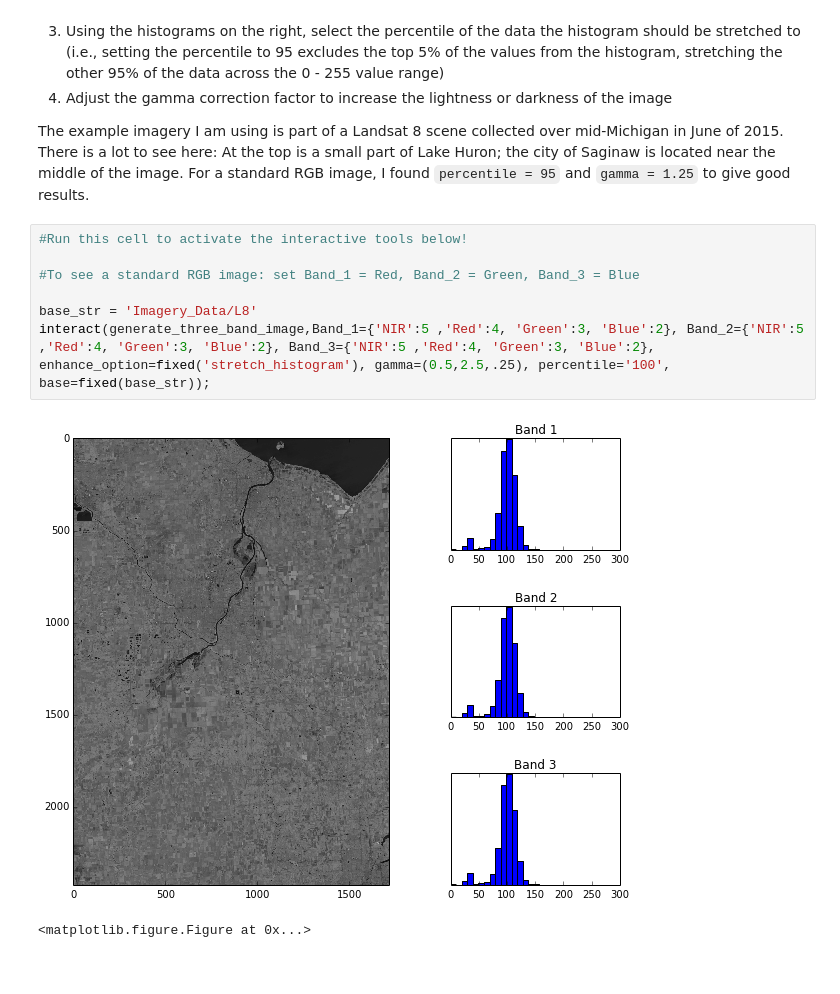
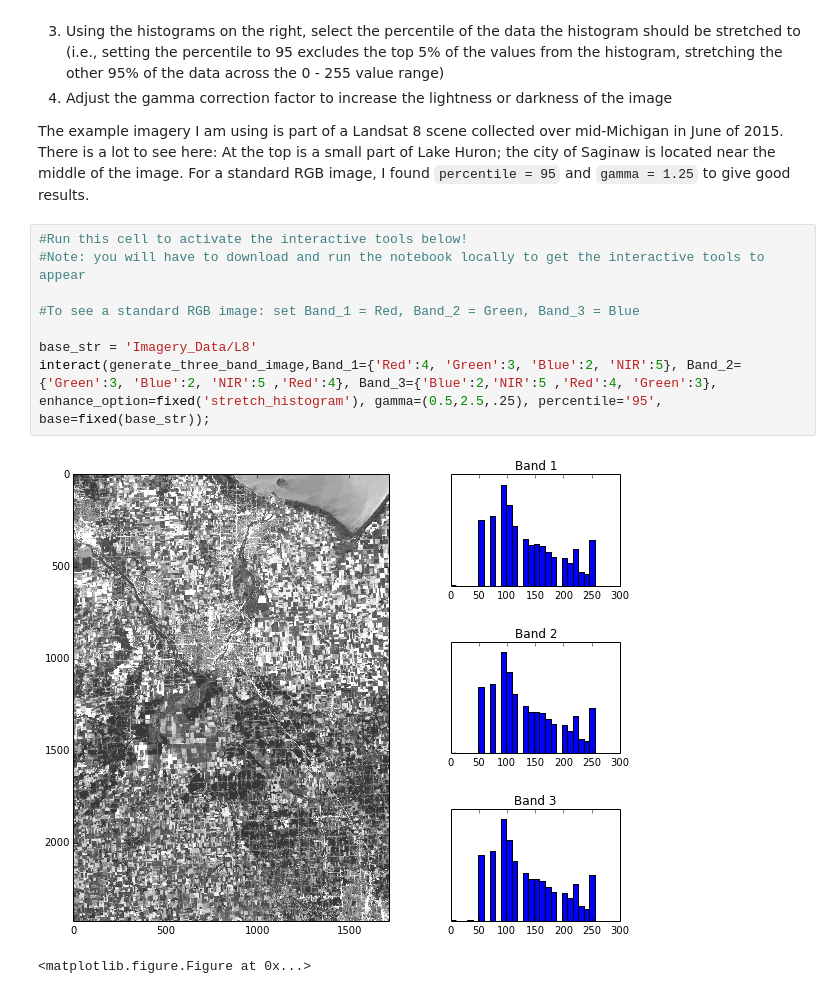
Before and after one commit to johnny313/Research, a Jupyter notebook: Satellite_Imagery_Tools/Imagery_Visualization.ipynb, the cells around one changed output. Drawn from its saved outputs; the diff is of its cells as text.

```diff
--- a/Satellite_Imagery_Tools/Imagery_Visualization.ipynb
+++ b/Satellite_Imagery_Tools/Imagery_Visualization.ipynb
@@ -58,11 +59,12 @@ Walk through these steps using the interactive tools below:
 The example imagery I am using is part of a Landsat 8 scene collected over mid-Michigan in June of 2015. There is a lot to see here: At the top is a small part of Lake Huron; the city of Saginaw is located near the middle of the image. For a standard RGB image, I found `percentile = 95` and `gamma = 1.25` to give good results.
 # %%
 #Run this cell to activate the interactive tools below!
+#Note: you will have to download and run the notebook locally to get the interactive tools to appear
 
 #To see a standard RGB image: set Band_1 = Red, Band_2 = Green, Band_3 = Blue
 
 base_str = 'Imagery_Data/L8'
-interact(generate_three_band_image,Band_1={'NIR':5 ,'Red':4, 'Green':3, 'Blue':2}, Band_2={'NIR':5 ,'Red':4, 'Green':3, 'Blue':2}, Band_3={'NIR':5 ,'Red':4, 'Green':3, 'Blue':2}, enhance_option=fixed('stretch_histogram'), gamma=(0.5,2.5,.25), percentile='100', base=fixed(base_str));
+interact(generate_three_band_image,Band_1={'Red':4, 'Green':3, 'Blue':2, 'NIR':5}, Band_2={'Green':3, 'Blue':2, 'NIR':5 ,'Red':4}, Band_3={'Blue':2,'NIR':5 ,'Red':4, 'Green':3}, enhance_option=fixed('stretch_histogram'), gamma=(0.5,2.5,.25), percentile='95', base=fixed(base_str));
 # %% [output]
-[figure, old version]
+[figure, new version]
 <matplotlib.figure.Figure at 0x...>
```
Also changed, not shown: parts of 1 cell of this notebook, 1 other file.
